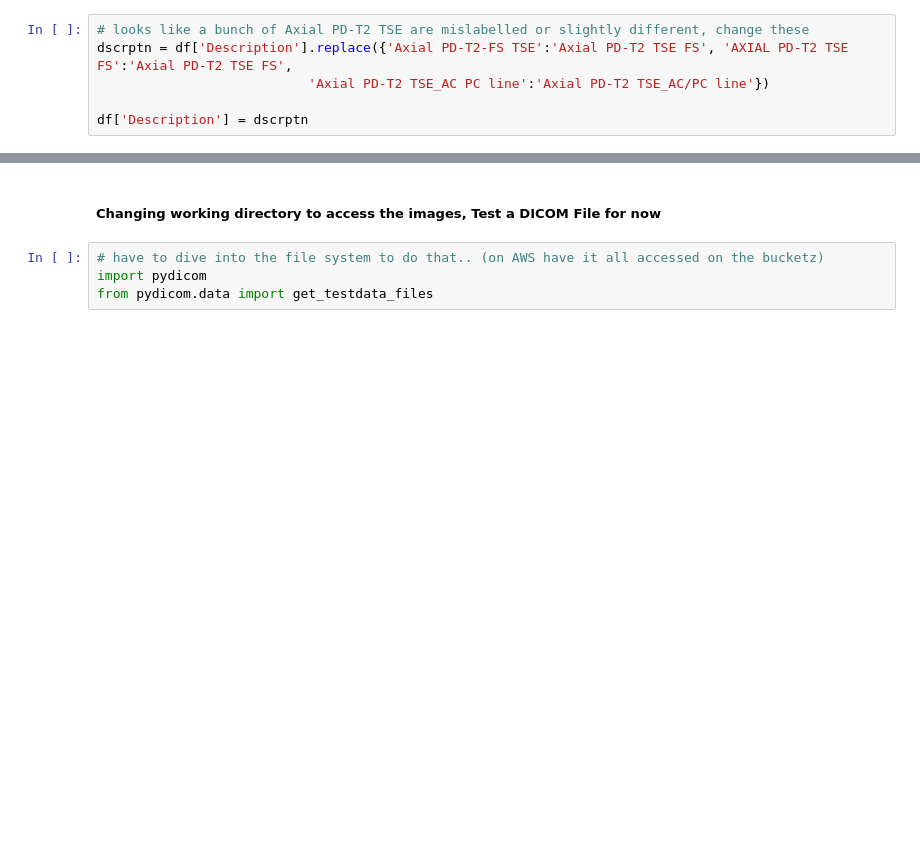
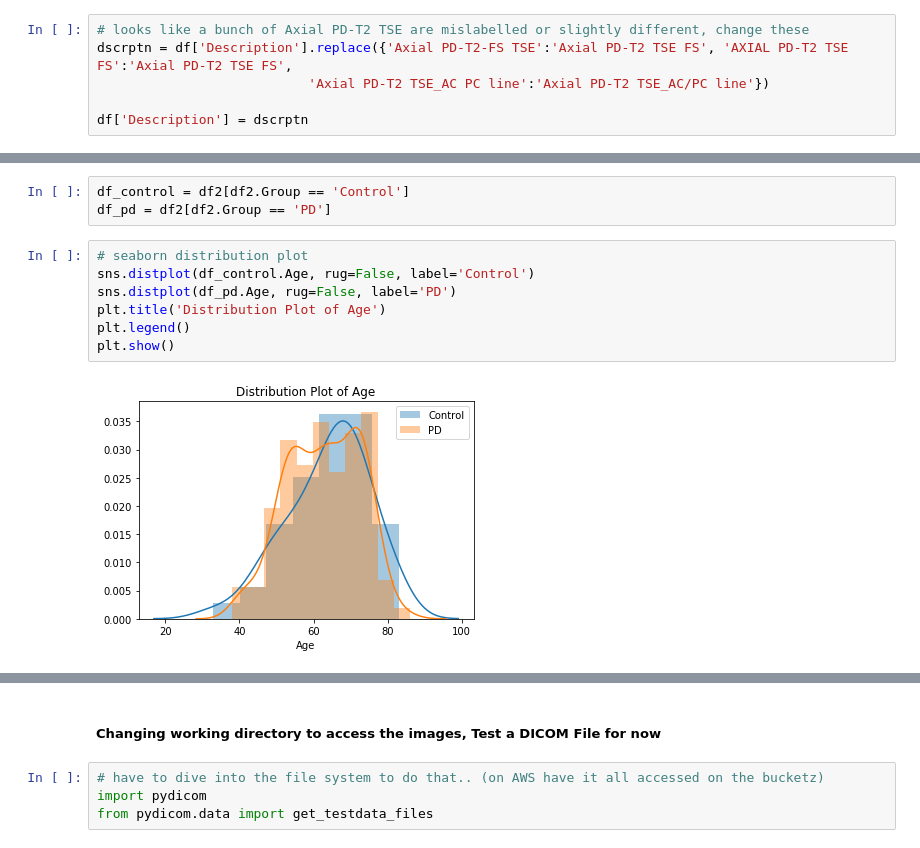
Before and after one commit to StevenVuong/MSc_Project, a Jupyter notebook: Data Exploration v1.ipynb, the cells around one changed output, grey strips where cells are left out. Drawn from its saved outputs; the diff is of its cells as text; blank space fills up the shorter version.

Commit message:
Did some plots, might want to consider data as a lot of pd, too many perhaps

```diff
--- a/Data Exploration v1.ipynb
+++ b/Data Exploration v1.ipynb
@@ -68,0 +92,12 @@ plt.show()
+# %%
+df_control = df2[df2.Group == 'Control']
+df_pd = df2[df2.Group == 'PD']
+# %%
+# seaborn distribution plot
+sns.distplot(df_control.Age, rug=False, label='Control')
+sns.distplot(df_pd.Age, rug=False, label='PD')
+plt.title('Distribution Plot of Age')
+plt.legend()
+plt.show()
+# %% [output]
+[figure, added]
```
Also changed, not shown: parts of 17 cells of this notebook.
